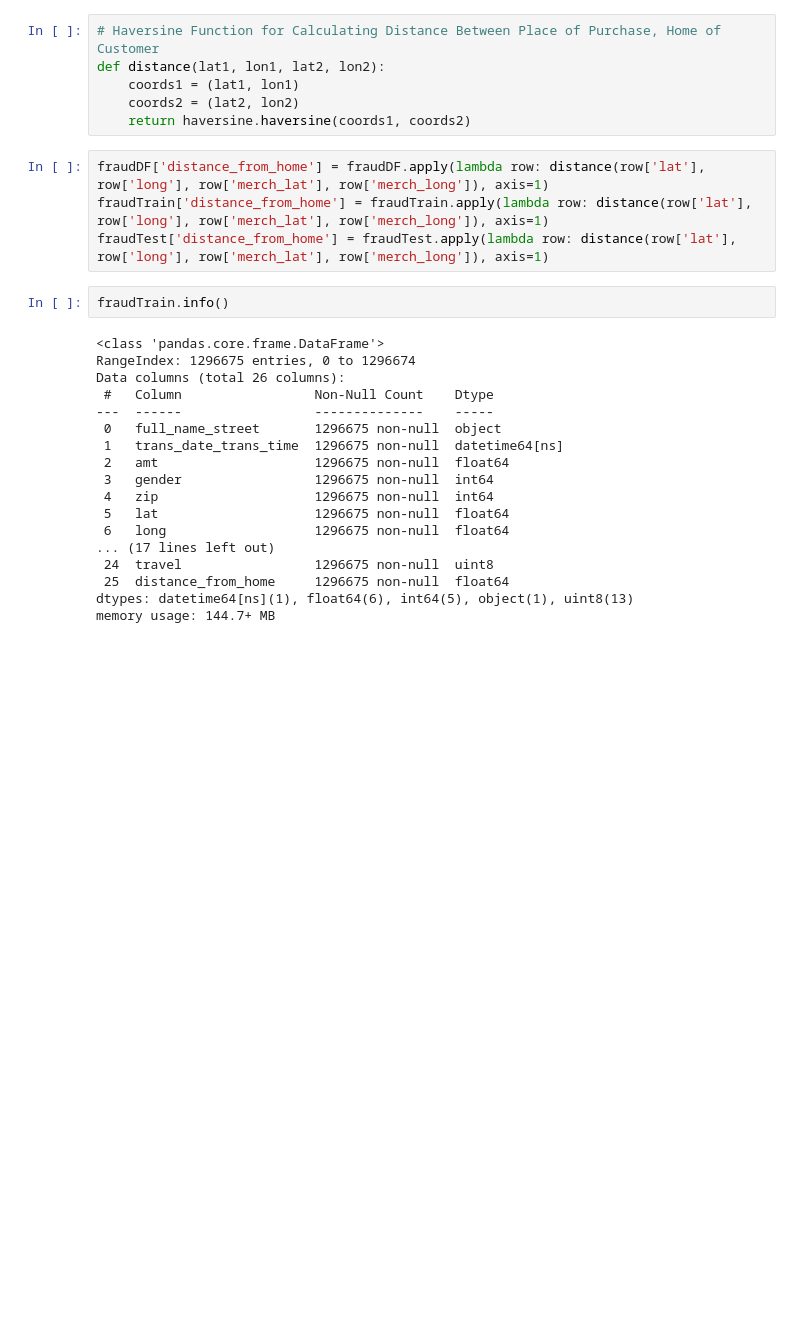
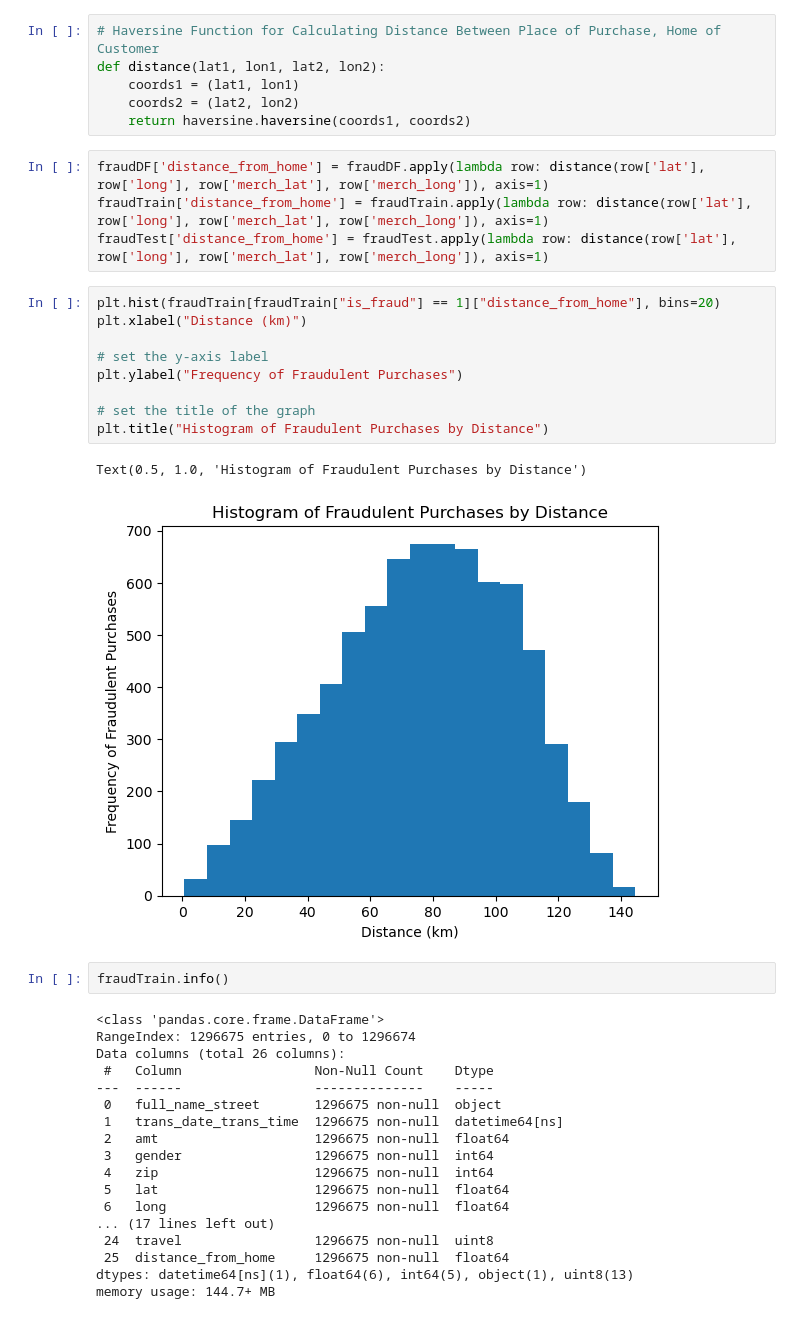
Before and after one commit to ChuckNadel/Classifying-Credit-Card-Fraud, a Jupyter notebook: FraudNotebook1.ipynb, the cells around one changed output. Cells and saved outputs as stored; diff of their text form; blank space fills up the shorter version.

```diff
--- a/FraudNotebook1.ipynb
+++ b/FraudNotebook1.ipynb
@@ -252,6 +251,18 @@ def distance(lat1, lon1, lat2, lon2):
 fraudDF['distance_from_home'] = fraudDF.apply(lambda row: distance(row['lat'], row['long'], row['merch_lat'], row['merch_long']), axis=1)
 fraudTrain['distance_from_home'] = fraudTrain.apply(lambda row: distance(row['lat'], row['long'], row['merch_lat'], row['merch_long']), axis=1)
 fraudTest['distance_from_home'] = fraudTest.apply(lambda row: distance(row['lat'], row['long'], row['merch_lat'], row['merch_long']), axis=1)
+# %%
+plt.hist(fraudTrain[fraudTrain["is_fraud"] == 1]["distance_from_home"], bins=20)
+plt.xlabel("Distance (km)")
+
+# set the y-axis label
+plt.ylabel("Frequency of Fraudulent Purchases")
+
+# set the title of the graph
+plt.title("Histogram of Fraudulent Purchases by Distance")
+# %% [output]
+Text(0.5, 1.0, 'Histogram of Fraudulent Purchases by Distance')
+[figure, added]
 # %%
 fraudTrain.info()
 # %% [output]
```
Also changed, not shown: parts of 16 cells of this notebook.
